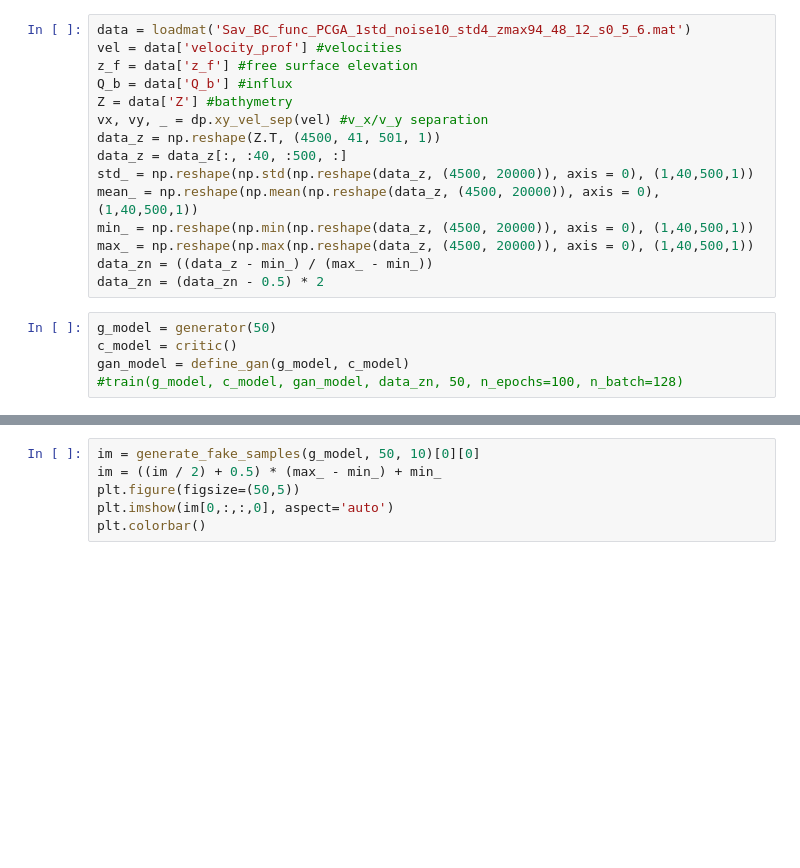
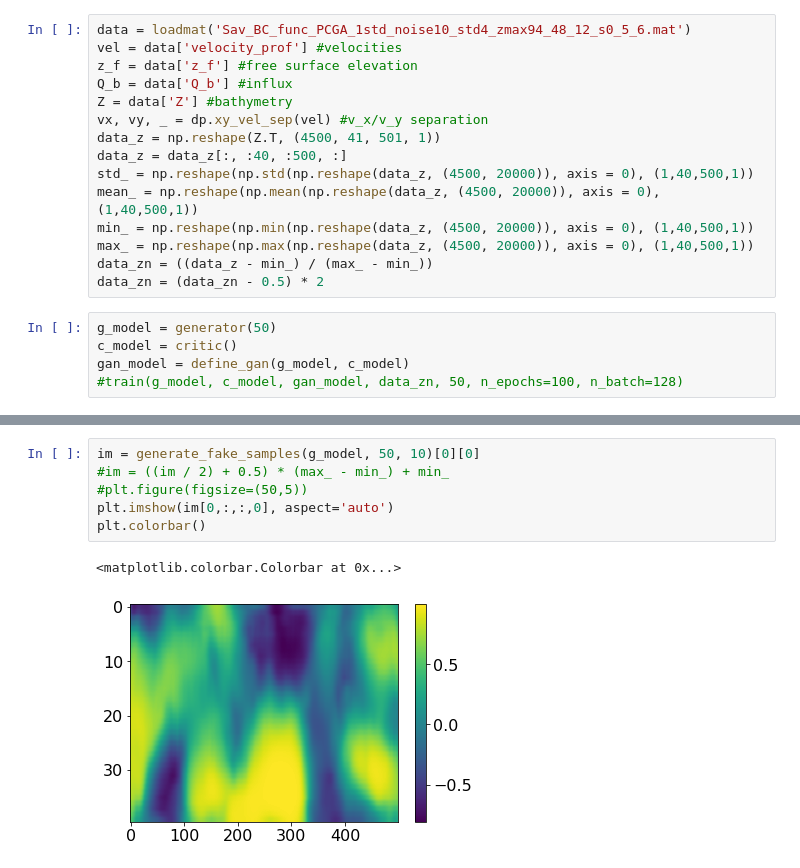
Before and after one commit to qyz96/BathyGAN, a Jupyter notebook: BathyGAN.ipynb, the cells around one changed output, grey strips where cells are left out. Cells and saved outputs as stored; diff of their text form; blank space fills up the shorter version.

```diff
--- a/BathyGAN.ipynb
+++ b/BathyGAN.ipynb
@@ -347,9 +355,12 @@ plt.colorbar()
 # %%
 im = generate_fake_samples(g_model, 50, 10)[0][0]
-im = ((im / 2) + 0.5) * (max_ - min_) + min_
-plt.figure(figsize=(50,5))
+#im = ((im / 2) + 0.5) * (max_ - min_) + min_
+#plt.figure(figsize=(50,5))
 plt.imshow(im[0,:,:,0], aspect='auto')
 plt.colorbar()
+# %% [output]
+<matplotlib.colorbar.Colorbar at 0x...>
+[figure, added]
 # %%
 im = generate_fake_samples(g_model, 50, 10)[0][0]
 im = ((im / 2) + 0.5) * (max_ - min_) + min_
```
Also changed, not shown: parts of 31 cells of this notebook.
